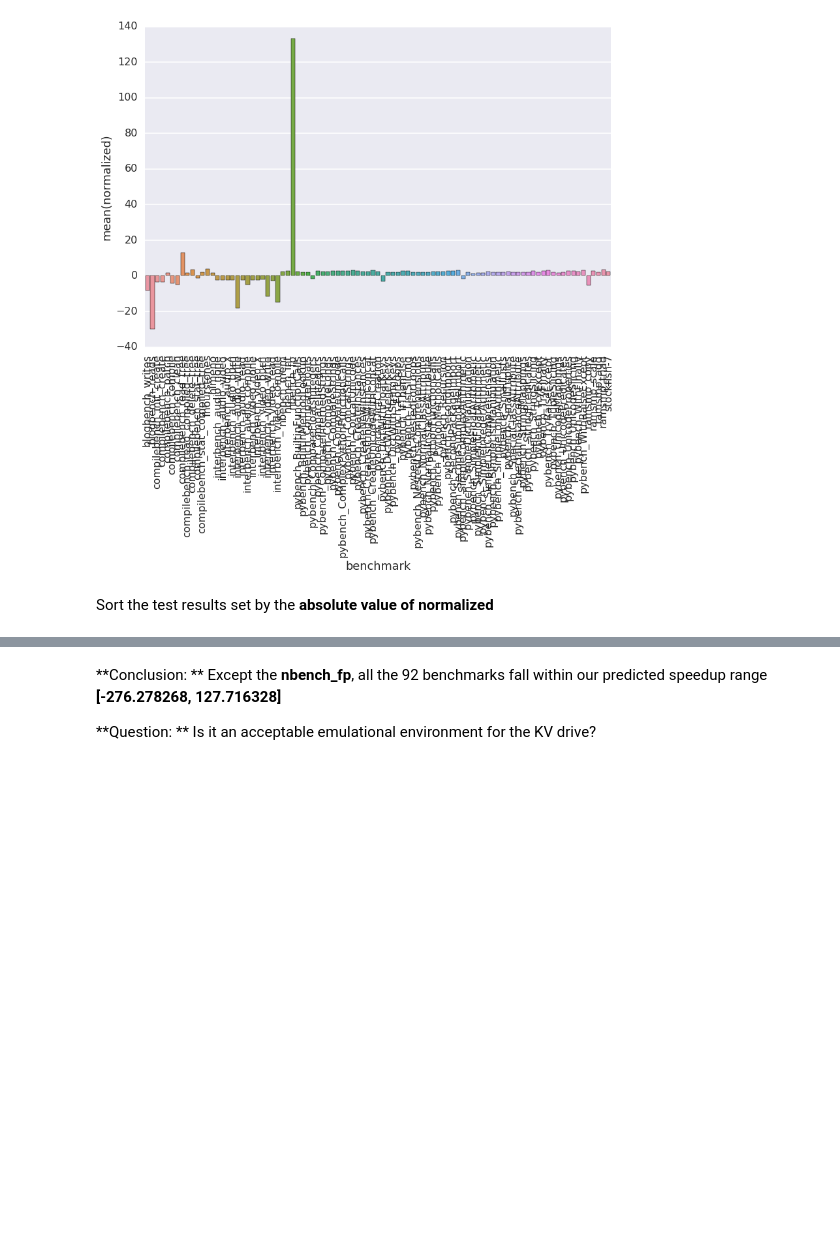
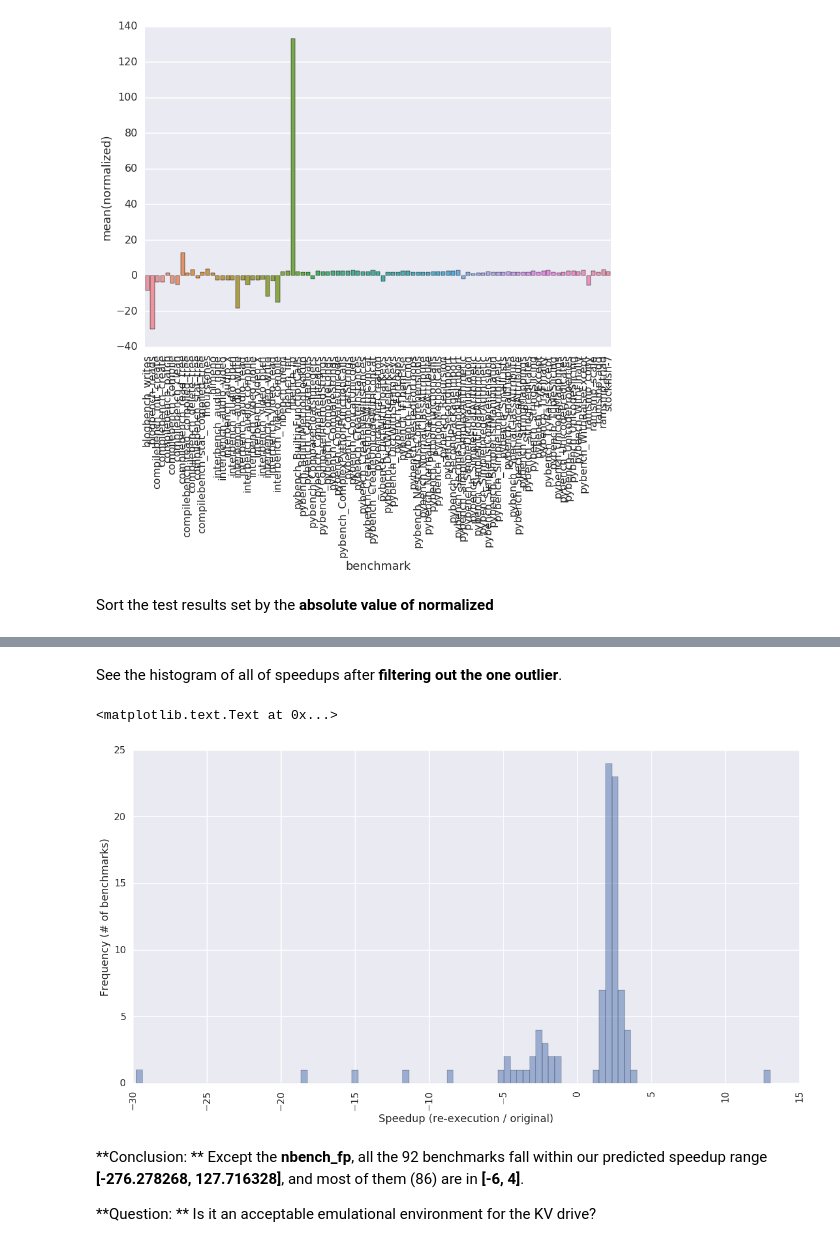
Before and after one commit to ljishen/srl, a Jupyter notebook: kivier/experiments/visualize.ipynb, the cells around one changed output, grey strips where cells are left out. Drawn from its saved outputs; the diff is of its cells as text; code cells hidden in the pictures; blank space fills up the shorter version.

Commit message:
Add histogram for all speedups of test benchmarks

```diff
--- a/kivier/experiments/visualize.ipynb
+++ b/kivier/experiments/visualize.ipynb
@@ -224,4 +227,14 @@ df.reindex(df.normalized.abs().sort_values(ascending=0).index).head()
+# %% [markdown]
+See the histogram of all of speedups after **filtering out the one outlier**.
+# %%
+df_t = df[df['benchmark'] != 'nbench_fp']
+ax = df_t.normalized.hist(bins=100,xrot=90,figsize=(20,10),alpha=0.5)
+plt.xlabel('Speedup (re-execution / original)')
+plt.ylabel('Frequency (# of benchmarks)')
+# %% [output]
+<matplotlib.text.Text at 0x...>
+[figure, added]
 # %% [markdown]
-**Conclusion: ** Except the **nbench_fp**, all the 92 benchmarks fall within our predicted speedup range **[-276.278268, 127.716328]**
+**Conclusion: ** Except the **nbench_fp**, all the 92 benchmarks fall within our predicted speedup range **[-276.278268, 127.716328]**, and most of them (86) are in **[-6, 4]**.
 
 **Question: ** Is it an acceptable emulational environment for the KV drive?
```
Also changed, not shown: parts of 4 cells of this notebook.
